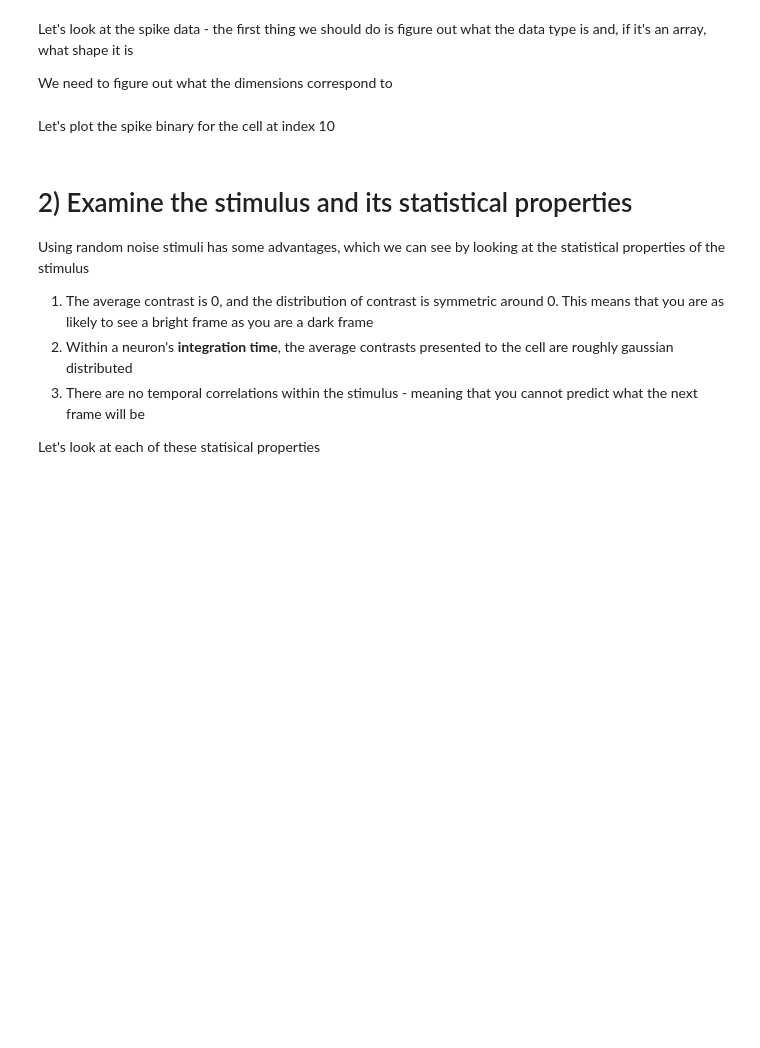
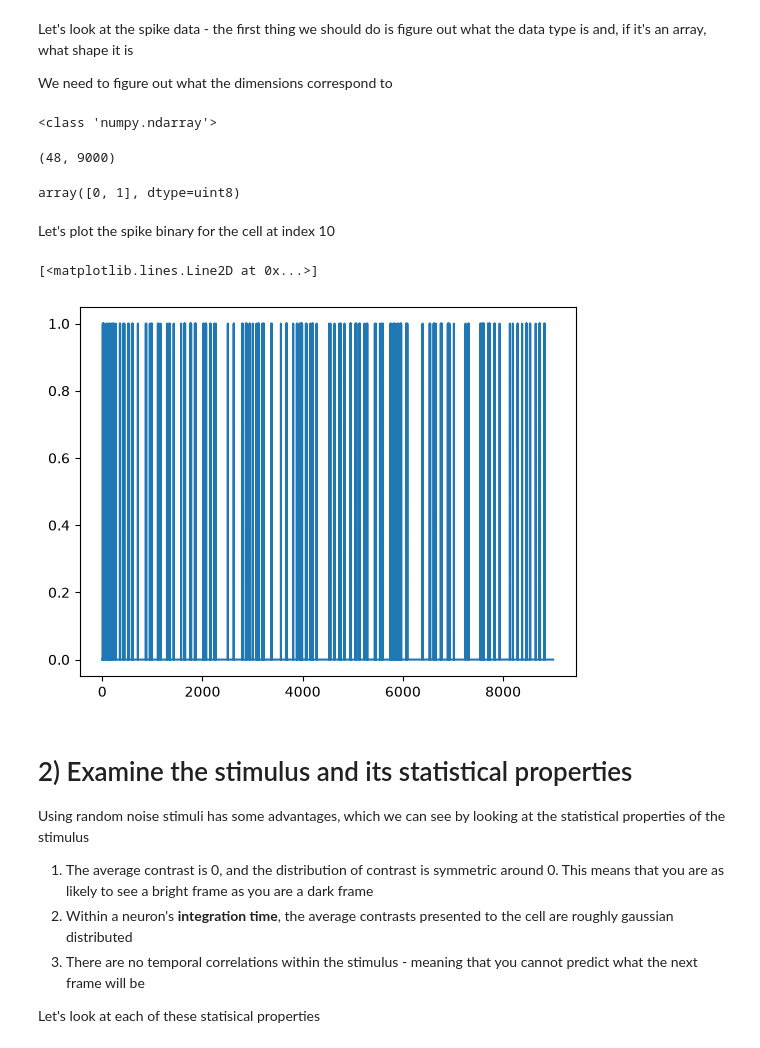
Before and after one commit to HeroHTML5/ABIO558-Ad, a Jupyter notebook: miniproject_2_blank.ipynb, the cells around one changed output. Cells and saved outputs as stored; diff of their text form; code cells hidden in the pictures; blank space fills up the shorter version.

```diff
--- a/miniproject_2_blank.ipynb
+++ b/miniproject_2_blank.ipynb
@@ -58,8 +87,24 @@ Then plot it, like we did for the intensity trace above
 Let's look at the spike data - the first thing we should do is figure out what the data type is and, if it's an array, what shape it is
 
 We need to figure out what the dimensions correspond to
+# %%
+print(type(spike_binary))
+spike_binary.shape
+# %% [output]
+<class 'numpy.ndarray'>
+(48, 9000)
+# %%
+spike_binary
+np.unique(spike_binary)
+# %% [output]
+array([0, 1], dtype=uint8)
 # %% [markdown]
 Let's plot the spike binary for the cell at index 10
+# %%
+plt.plot(spike_binary[10, :])
+# %% [output]
+[<matplotlib.lines.Line2D at 0x...>]
+[figure, added]
 # %% [markdown]
 # 2) Examine the stimulus and its statistical properties
 Using random noise stimuli has some advantages, which we can see by looking at the statistical properties of the stimulus
```
Also changed, not shown: parts of 15 cells of this notebook.
